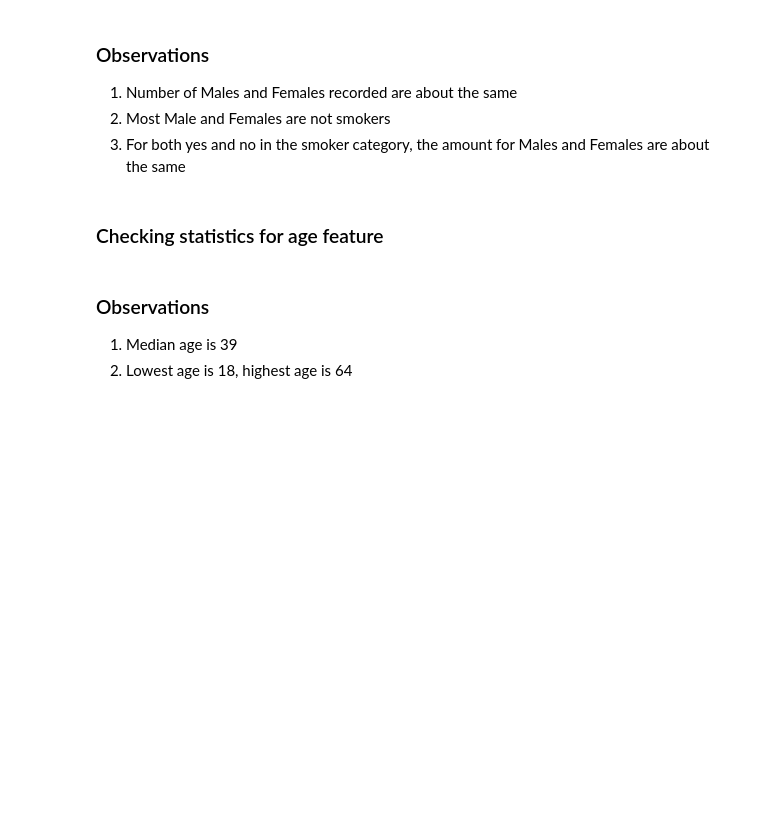
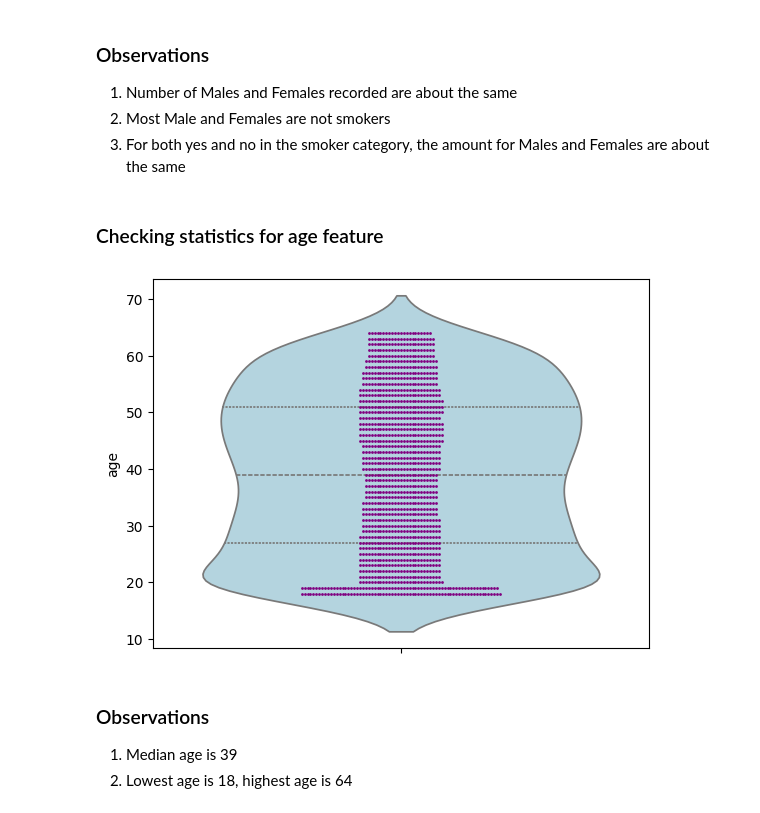
Before and after one commit to RezaP117/Health_Insurance_Cost_Predictor, a Jupyter notebook: notebook/eda.ipynb, the cells around one changed output. Saved outputs shown, nothing was run; the diff lists cells and outputs as text; code cells hidden in the pictures; blank space fills up the shorter version.

Commit message:
updated violin plot in seaborn

```diff
--- a/notebook/eda.ipynb
+++ b/notebook/eda.ipynb
@@ -148,6 +148,12 @@ Name: count, dtype: int64
 # %%
 fig = px.violin(df, y = "age", points = "all", box = True)
 fig.show()
+# %%
+sns.violinplot(y = "age", data = df, inner = "quartile", color = "lightblue")
+sns.swarmplot(y = "age", data = df, color = "purple", size = 2)
+plt.show()
+# %% [output]
+[figure, added]
 # %% [markdown]
 ### Observations ###
 1. Median age is 39
```
